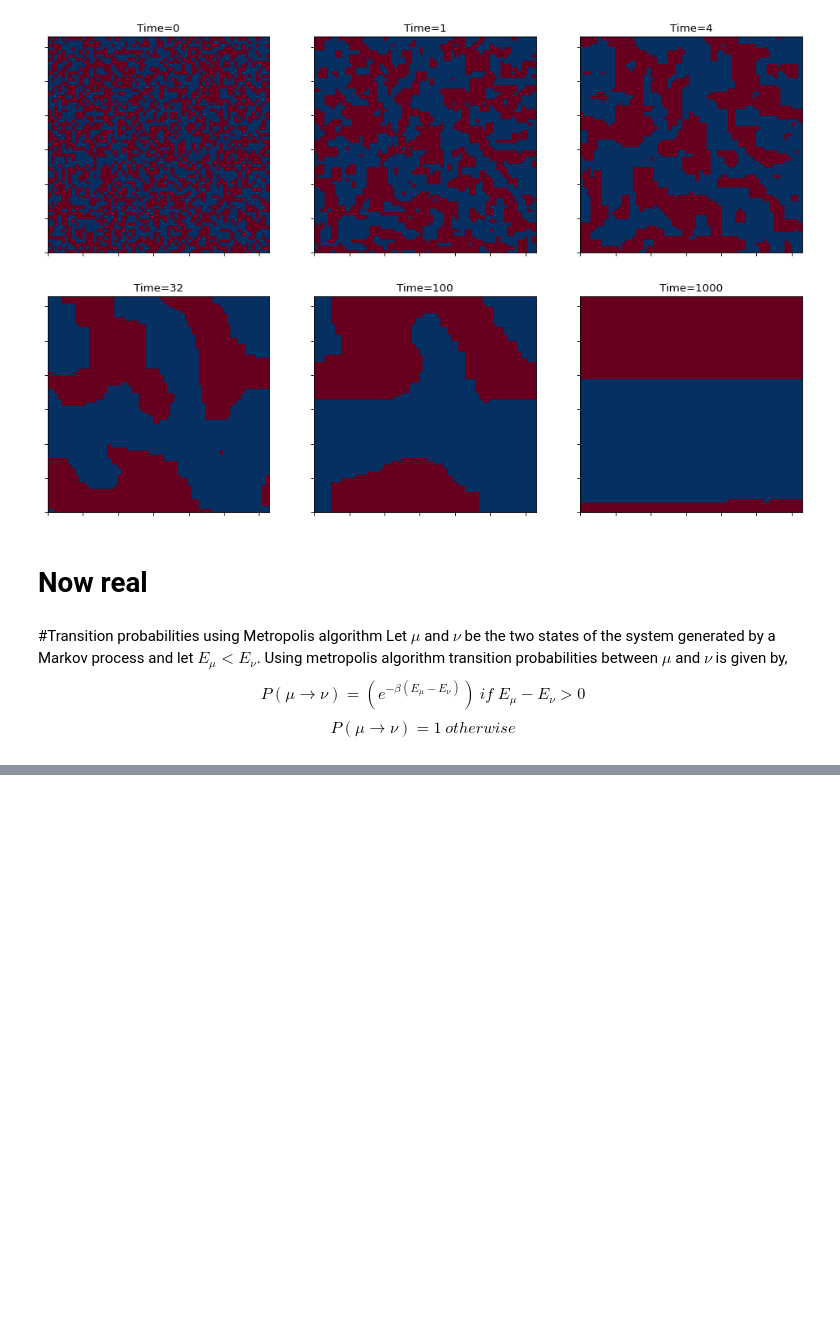
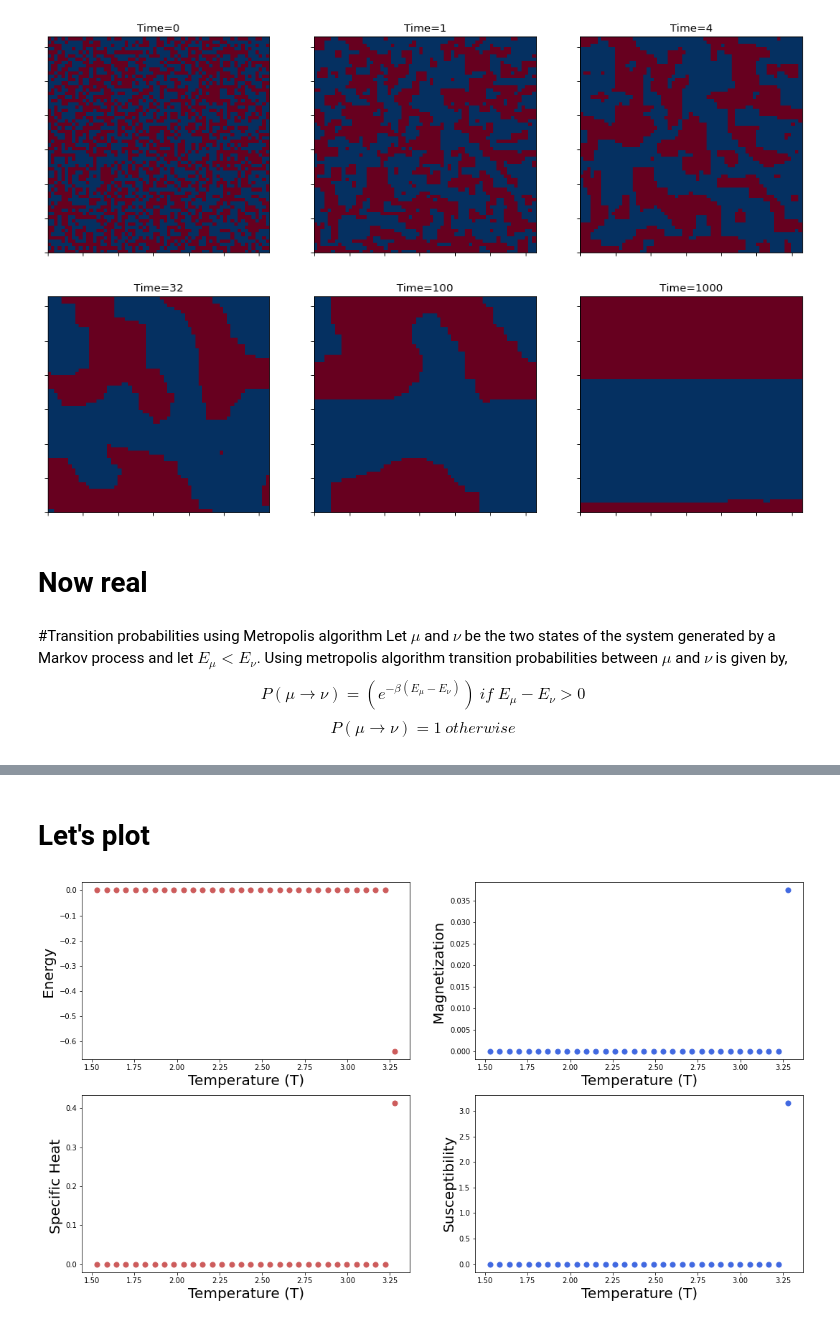
Before and after one commit to ankity7/PHY425_Ising_Model, a Jupyter notebook: Ising_Model_2D.ipynb, the cells around one changed output, grey strips where cells are left out. Drawn from its saved outputs; the diff is of its cells as text; code cells hidden in the pictures; blank space fills up the shorter version.

```diff
--- a/Ising_Model_2D.ipynb
+++ b/Ising_Model_2D.ipynb
@@ -219,6 +219,3 @@ Let $\mu$ and $\nu$ be the two states of the system generated by a Markov
 process and let $E_{\mu} <E_{\nu}$. Using metropolis algorithm transition probabilities between $\mu$ and $\nu$ is given by,
 $$ P(\mu \rightarrow \nu ) = \left( e^{-\beta(E_{\mu} -E_{\nu})} \right)    \: if  \; E_{\mu} -E_{\nu} > 0$$
 $$ P(\mu \rightarrow \nu ) = 1   \: otherwise $$
-# %%
-################ Let's write a function for transition of states##########
-def transition_metropolis(state,beta)
@@ -226,0 +329,12 @@ def transition_metropolis(state,beta)
+# %%
+## You can change these parameters for desired simulation
+#----------------------------------------------------------------------
+J=1
+
+nT      = 32         #  number of temperature points
+N       = 10         #  size of the lattice, N x N
+eqSteps = 2**8       #  number of MC sweeps for equilibration
+mcSteps = 2**9       #  number of MC sweeps for calculation
+T       = np.linspace(1.53, 3.28, nt) # array for temperature
+# %%
+E,M,X,C = get_observables(nt,eqSteps,mcSteps,T)
@@ -226,0 +351,33 @@ def transition_metropolis(state,beta)
+# %% [markdown]
+# Let's plot
+# %%
+#  plot the calculated values
+#----------------------------------------------------------------------
+
+f = plt.figure(figsize=(18, 10)); #
+
+
+sp =  f.add_subplot(2, 2, 1 );
+plt.scatter(T, E, s=50, marker='o', color='IndianRed')
+plt.xlabel("Temperature (T)", fontsize=20);
+plt.ylabel("Energy ", fontsize=20);         plt.axis('tight');
+
+
+sp =  f.add_subplot(2, 2, 2 );
+plt.scatter(T, abs(M), s=50, marker='o', color='RoyalBlue')
+plt.xlabel("Temperature (T)", fontsize=20);
+plt.ylabel("Magnetization ", fontsize=20);   plt.axis('tight');
+
+
+sp =  f.add_subplot(2, 2, 3 );
+plt.scatter(T, C, s=50, marker='o', color='IndianRed')
+plt.xlabel("Temperature (T)", fontsize=20);
+plt.ylabel("Specific Heat ", fontsize=20);   plt.axis('tight');
+
+
+sp =  f.add_subplot(2, 2, 4 );
+plt.scatter(T, X, s=50, marker='o', color='RoyalBlue')
+plt.xlabel("Temperature (T)", fontsize=20);
+plt.ylabel("Susceptibility", fontsize=20);   plt.axis('tight');
+# %% [output]
+[figure, added]
```
Also changed, not shown: parts of 10 cells of this notebook.
